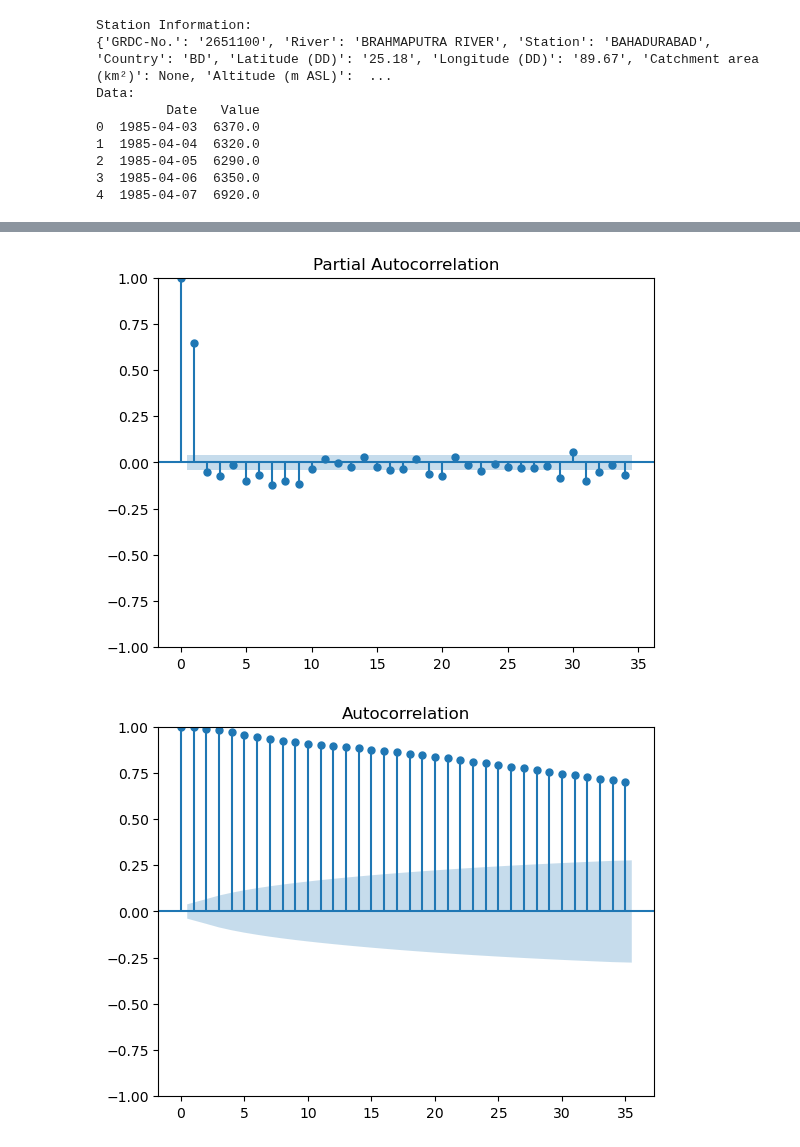
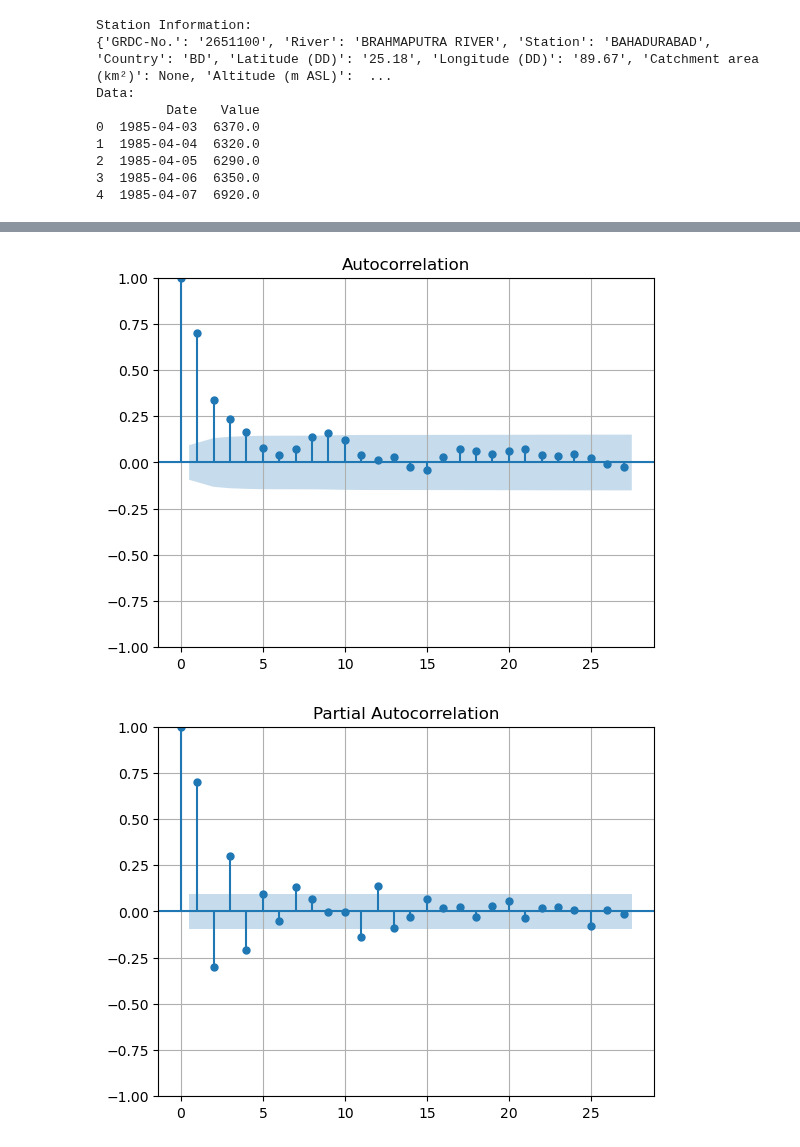
Before and after one commit to pilipb/DP5-code, a Jupyter notebook: arima.ipynb, the cells around one changed output, grey strips where cells are left out. Drawn from its saved outputs; the diff is of its cells as text; code cells hidden in the pictures.

```diff
--- a/arima.ipynb
+++ b/arima.ipynb
@@ -27,9 +27,11 @@ Data:
 4  1985-04-07  6920.0
 # %%
 # plot the data
+plt.figure(figsize=(10,6))
 parsed_data.plot(y='Value', x='Date', title='Discharge of the Brahmaputra River, Bangladesh')
 # add rolling mean value
-parsed_data['Value'].rolling(window=365).mean().plot()
-plt.legend(['Discharge', '365 Day Rolling Mean'])
+parsed_data['Value'].rolling(window=5).mean().plot()
+parsed_data['Avg'] = parsed_data['Value'].rolling(window=5).mean()
+plt.legend(['Discharge', '5 Day Rolling Mean'])
 plt.show()
 # %% [output]
@@ -49,0 +40,18 @@ plt.show()
+# %%
+# Convert 'Date' column to datetime if it's not already
+parsed_data['Date'] = pd.to_datetime(parsed_data['Date'])
+
+# Set 'Date' column as the index of the DataFrame
+parsed_data.set_index('Date', inplace=True)
+
+# Downsample the data by averaging every 5 days
+parsed_data['Sampled'] = parsed_data['Value'].resample('5D').mean()
+
+# Plot the downsampled data
+plt.figure(figsize=(10, 6))
+plt.plot(parsed_data['Sampled'], marker='o', linestyle='-')
+plt.title('Downsampled Discharge of the Brahmaputra River, Bangladesh')
+plt.xlabel('Date')
+plt.ylabel('Discharge')
+plt.grid(True)
+plt.show()
@@ -49,0 +60,10 @@ plt.show()
+# %%
+# as data will be seasonal, do seasonal differencing
+parsed_data['Seasonal Difference'] = (parsed_data['Sampled'] - parsed_data['Sampled'].shift(365))
+plt.figure(figsize=(10, 6))
+plt.plot(parsed_data['Seasonal Difference'], marker='o', linestyle='-')
+plt.title('Seasonal Difference of Downsampled Discharge of the Brahmaputra River, Bangladesh')
+plt.xlabel('Date')
+plt.ylabel('Discharge')
+plt.grid(True)
+plt.show()
@@ -50,12 +72,15 @@ plt.show()
 # %%
 # calculate the ACF and PACF to determine order of ARIMA model
 from statsmodels.graphics.tsaplots import plot_acf, plot_pacf
-plot_acf(parsed_data['Value'].dropna())
-plot_pacf(parsed_data['Value'].dropna())
+
 plot_acf(parsed_data['Seasonal Difference'].dropna())
+grid = plt.grid(True)
 plot_pacf(parsed_data['Seasonal Difference'].dropna())
-plot_acf(parsed_data['First Difference'].dropna())
-plot_pacf(parsed_data['First Difference'].dropna())
+grid = plt.grid(True)
+# plot_acf(parsed_data['Avg'].dropna())
+# plot_pacf(parsed_data['Avg'].dropna())
+# plot_acf(parsed_data['First Difference'].dropna())
+# plot_pacf(parsed_data['First Difference'].dropna())
 # %% [output]
-[figure, old version]
+[figure, new version]
-[figure, old version]
+[figure, new version]
```
Also changed, not shown: parts of 17 cells of this notebook.
